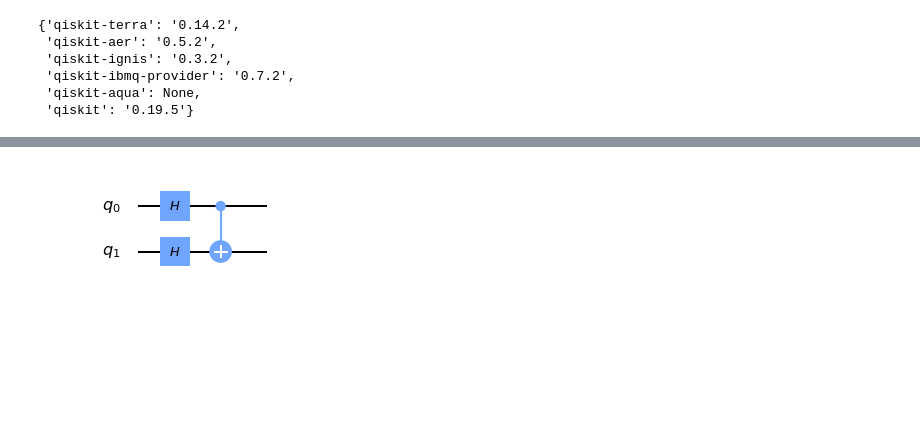
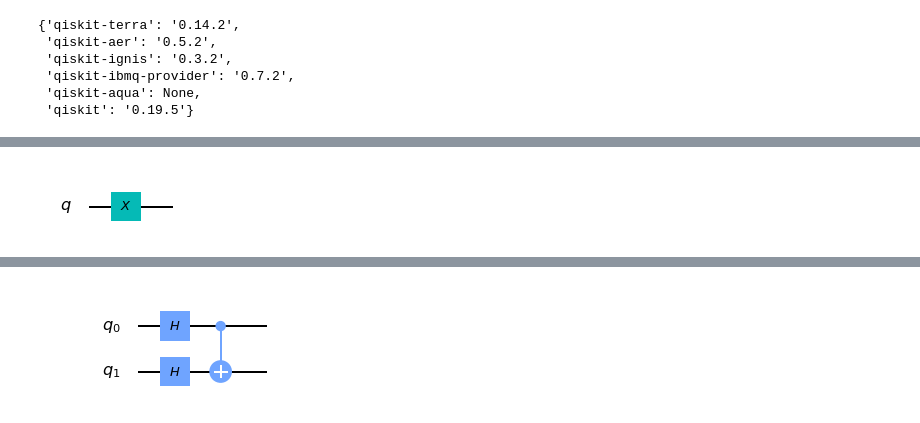
Before and after one commit to quantum-tokyo/qiskit-handson, a Jupyter notebook: deutsch/2_intro_a.ipynb, the cells around one changed output, grey strips where cells are left out. Saved outputs shown, nothing was run; the diff lists cells and outputs as text; code cells hidden in the pictures; blank space fills up the shorter version.

```diff
--- a/deutsch/2_intro_a.ipynb
+++ b/deutsch/2_intro_a.ipynb
@@ -20,0 +25,8 @@ qiskit.__qiskit_version__
+# %%
+q = QuantumCircuit(1)    # １量子ビット回路を用意
+
+q.x(0)   # Xゲートを0番目の量子ビットに操作します。
+
+q.draw(output="mpl")    # 回路を描画
+# %% [output]
+[figure, added]
```
Also changed, not shown: parts of 30 cells of this notebook, 2 other files.
